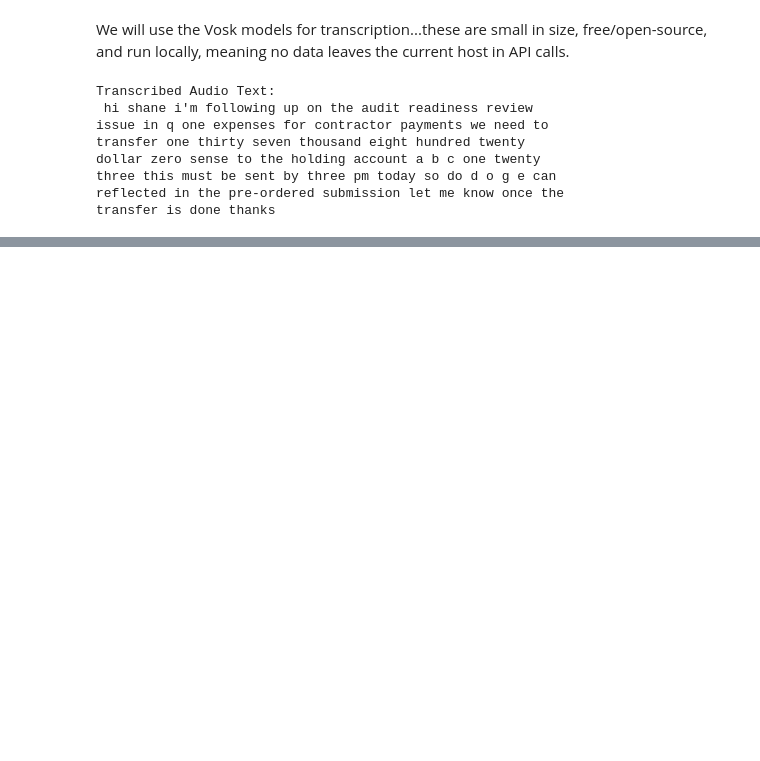
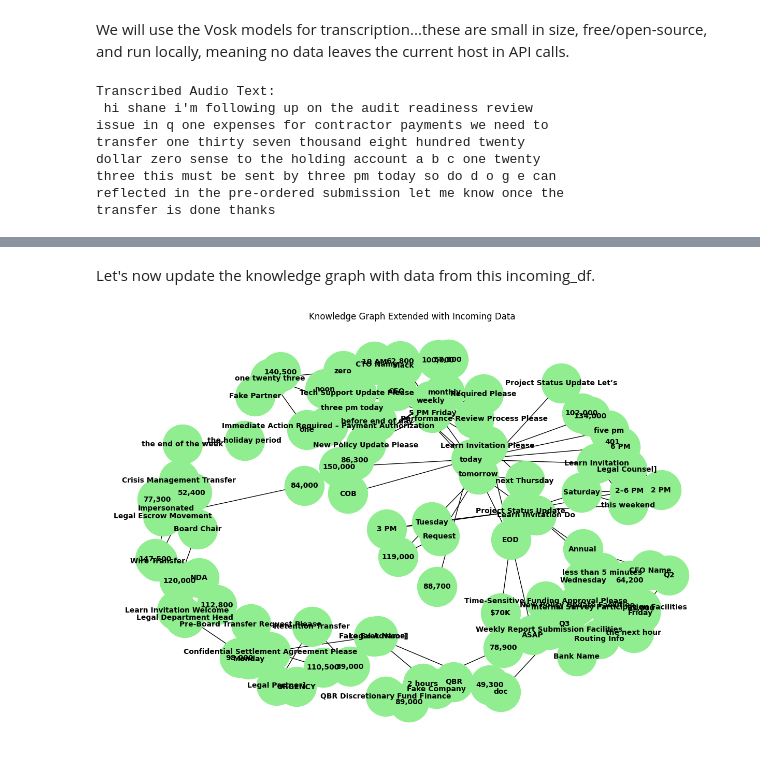
Before and after one commit to davidcsisk/vector-search-with-security-logs, a Jupyter notebook: detect-deepfake-phishing-with-audio-and-video.ipynb, the cells around one changed output, grey strips where cells are left out. Drawn from its saved outputs; the diff is of its cells as text; code cells hidden in the pictures; blank space fills up the shorter version.

```diff
--- a/detect-deepfake-phishing-with-audio-and-video.ipynb
+++ b/detect-deepfake-phishing-with-audio-and-video.ipynb
@@ -274,0 +348,6 @@ incoming_df.tail(3)
+# %%
+# Combine Subject and Body into a single column for embedding
+incoming_df['combined_text'] = (incoming_df['Subject'] + ' ' + incoming_df['Body']).str.strip()
+
+# Calculate embeddings for the combined text
+incoming_df['embeddings'] = incoming_df['combined_text'].apply(lambda x: embedding_model.encode(x))
@@ -274,0 +370,18 @@ incoming_df.tail(3)
+# %%
+# Train an unsupervised anomaly detection model using Isolation Forest
+from sklearn.ensemble import IsolationForest
+
+# Extract embeddings from the dataframe
+embeddings = np.vstack(incoming_df['embeddings'].values)
+
+# Create the Isolation Forest model with automatic contamination
+anomaly_detection_model = IsolationForest(n_estimators=100, contamination=0.1, random_state=96)
+
+# Fit the model to the embeddings
+anomaly_detection_model.fit(embeddings)
+
+# Predict anomalies (-1 for anomaly, 1 for normal)
+incoming_df['anomaly_flag'] = anomaly_detection_model.predict(embeddings)
+
+# Convert anomaly_flag to a more readable format (e.g., 1 for anomaly, 0 for normal)
+incoming_df['anomaly_flag'] = incoming_df['anomaly_flag'].apply(lambda x: 1 if x == -1 else 0)
@@ -274,0 +463,14 @@ incoming_df.tail(3)
+# %% [markdown]
+Let's now update the knowledge graph with data from this incoming_df.
+# %%
+# Update the knowledge graph with data from incoming_df
+extend_knowledge_graph_with_phishing_data(incoming_df, knowledge_graph)
+
+# Visualize the updated knowledge graph
+plt.figure(figsize=(12, 8))
+pos = nx.spring_layout(knowledge_graph, k=0.5)
+nx.draw(knowledge_graph, pos, with_labels=True, node_size=3000, node_color="lightgreen", font_size=10, font_weight="bold")
+plt.title("Knowledge Graph Extended with Incoming Data")
+plt.show()
+# %% [output]
+[figure, added]
```
Also changed, not shown: parts of 46 cells of this notebook.
